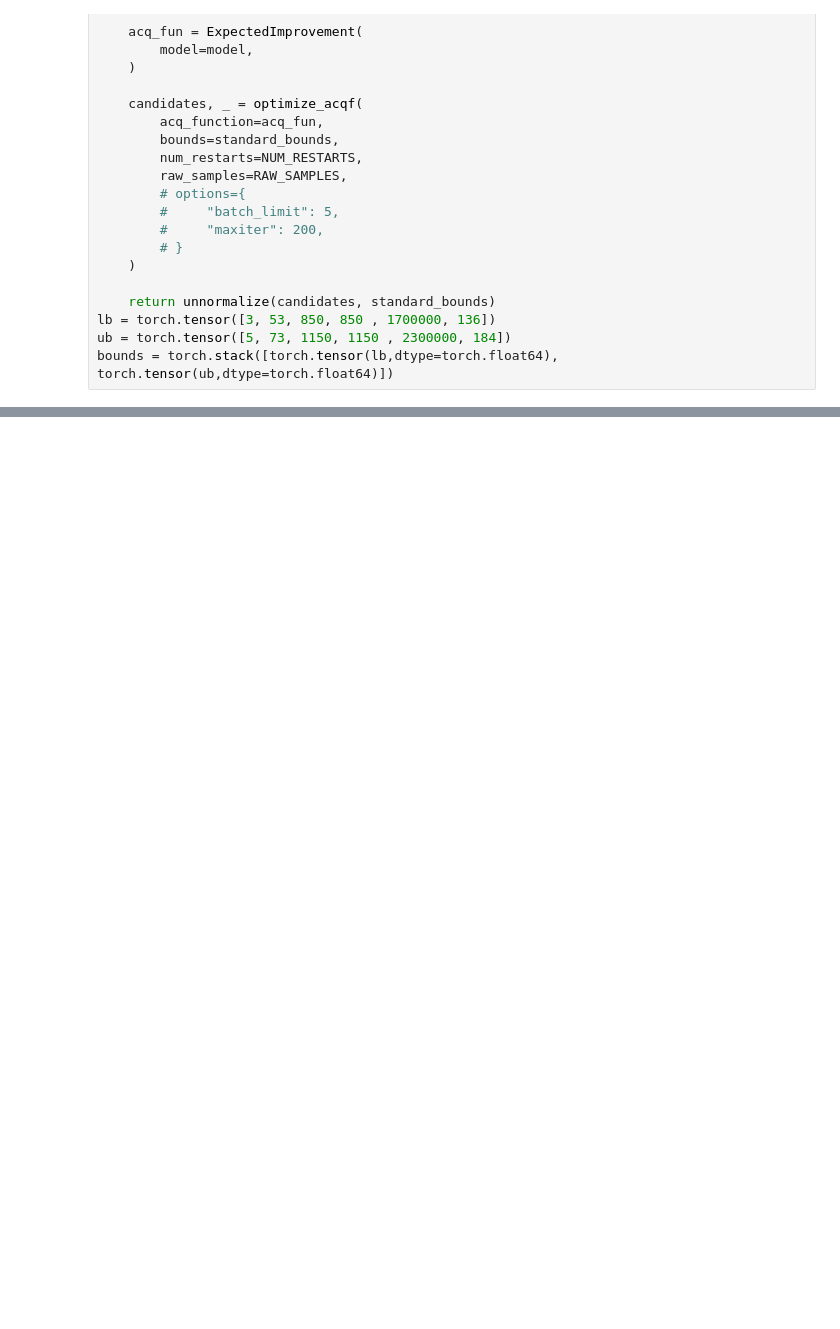
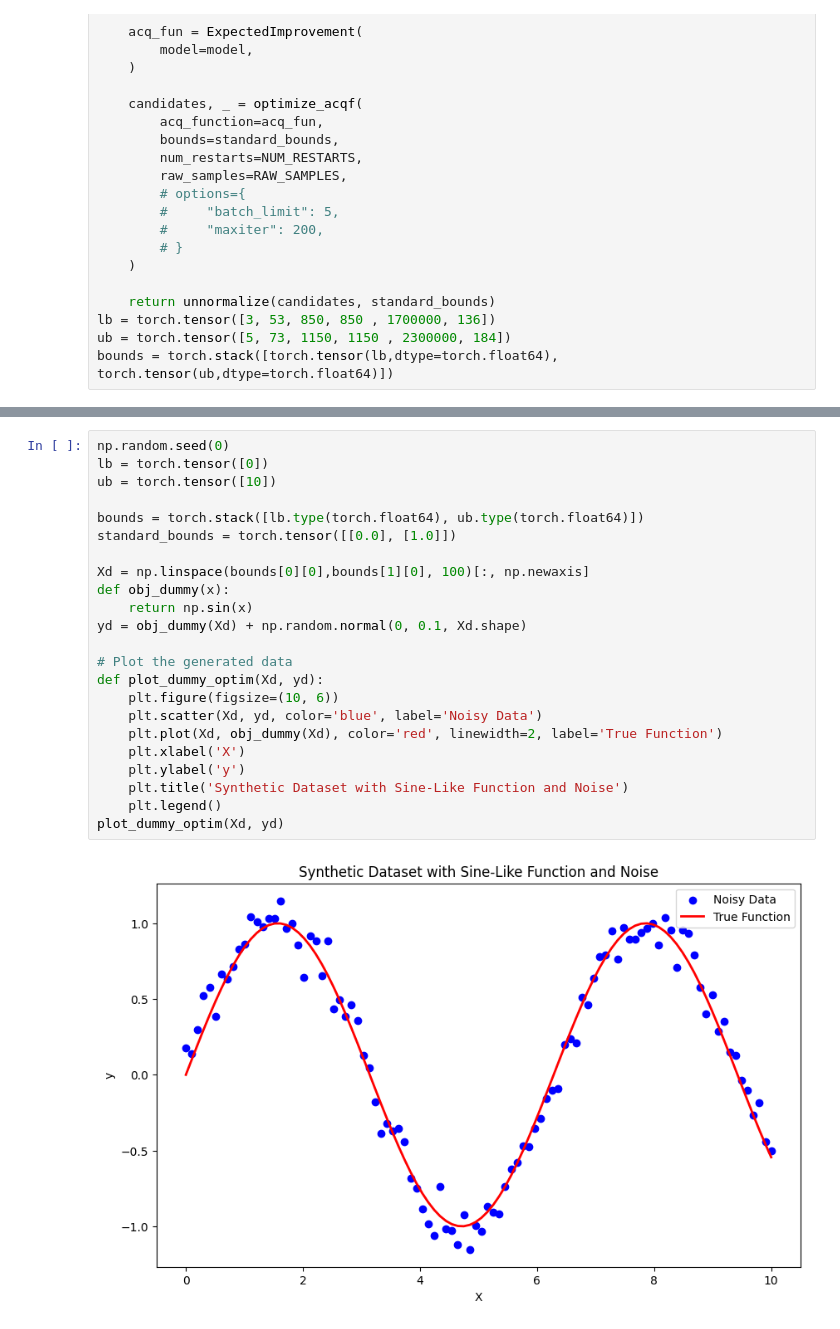
Before and after one commit to ernygati/masters_thesis_blockchain, a Jupyter notebook: diploma-optimal-blockchain.ipynb, the cells around one changed output, grey strips where cells are left out. Saved outputs shown, nothing was run; the diff lists cells and outputs as text; blank space fills up the shorter version.

```diff
--- a/diploma-optimal-blockchain.ipynb
+++ b/diploma-optimal-blockchain.ipynb
@@ -762,6 +762,31 @@ candidate, model.posterior(normalize(candidate, bounds).reshape(1,-1)).mean, mod
         dtype=torch.float64),
  tensor([[30.7147]], dtype=torch.float64, grad_fn=<UnsqueezeBackward0>),
  tensor([[1.9403]], dtype=torch.float64, grad_fn=<UnsqueezeBackward0>))
+# %%
+np.random.seed(0)
+lb = torch.tensor([0])
+ub = torch.tensor([10])
+
+bounds = torch.stack([lb.type(torch.float64), ub.type(torch.float64)])
+standard_bounds = torch.tensor([[0.0], [1.0]])
+
+Xd = np.linspace(bounds[0][0],bounds[1][0], 100)[:, np.newaxis]
+def obj_dummy(x):
+    return np.sin(x)
+yd = obj_dummy(Xd) + np.random.normal(0, 0.1, Xd.shape)
+
+# Plot the generated data
+def plot_dummy_optim(Xd, yd):
+    plt.figure(figsize=(10, 6))
+    plt.scatter(Xd, yd, color='blue', label='Noisy Data')
+    plt.plot(Xd, obj_dummy(Xd), color='red', linewidth=2, label='True Function')
+    plt.xlabel('X')
+    plt.ylabel('y')
+    plt.title('Synthetic Dataset with Sine-Like Function and Noise')
+    plt.legend()
+plot_dummy_optim(Xd, yd)
+# %% [output]
+[figure, added]
 # %%
 import matplotlib.pyplot as plt
 
```
Also changed, not shown: parts of 26 cells of this notebook.
